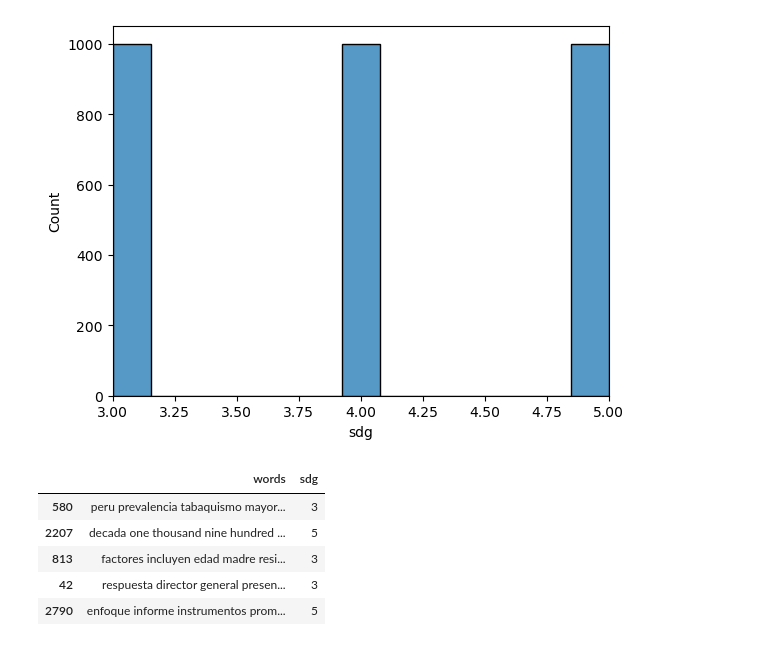
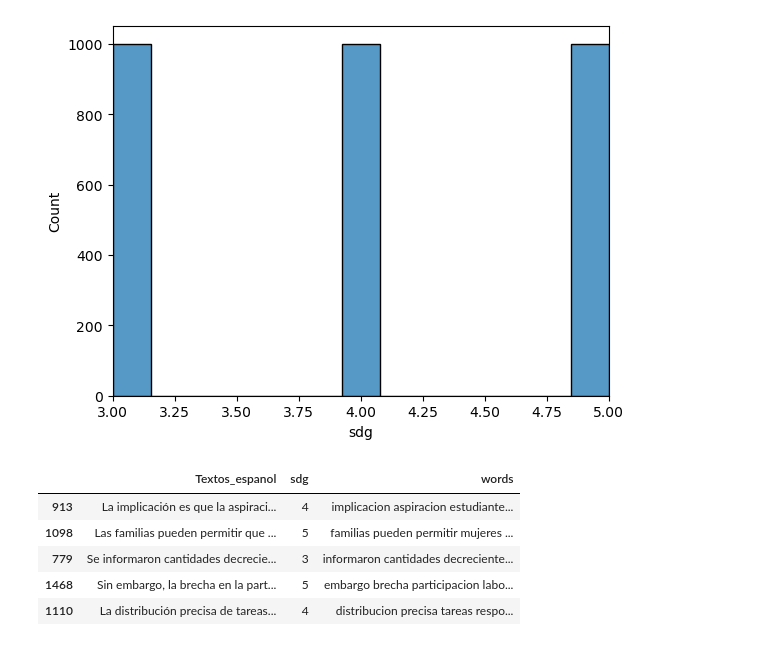
Before and after one commit to pdazad/ProyectoBI-G17, a Jupyter notebook: Etapa1/Fases/Modelado/AnalisisTextosODS.ipynb, the cells around one changed output. Saved outputs shown, nothing was run; the diff lists cells and outputs as text; code cells hidden in the pictures.

```diff
--- a/Etapa1/Fases/Modelado/AnalisisTextosODS.ipynb
+++ b/Etapa1/Fases/Modelado/AnalisisTextosODS.ipynb
@@ -264,5 +308,7 @@ def preprocessing(words):
 # %%
 data_t['Textos_espanol'] = data_t['Textos_espanol'].apply(contractions.fix) #Aplica la corrección de las contracciones
+# %%
+data_t_nuevo['Textos_espanol'] = data_t_nuevo['Textos_espanol'].apply(contractions.fix) #Aplica la corrección de las contracciones
 # %%
 data_t['words'] = data_t['Textos_espanol'].apply(word_tokenize).apply(preprocessing) #Aplica la eliminación del ruido
 data_t.head()
@@ -273,3 +319,6 @@ data_t.head()
 | 2 | Claramente, hay muchos otros fact... | 3 | [claramente, factores, juego, par... |
 | 3 | Por ejemplo, el estado australian... | 3 | [ejemplo, australiano, victoria, ... |
 | 4 | El consumo anual de alcohol se es... | 3 | [consumo, anual, alcohol, estima,... |
+# %%
+data_t_nuevo['words'] = data_t_nuevo['Textos_espanol'].apply(word_tokenize).apply(preprocessing) #Aplica la eliminación del ruido
+data_t_nuevo.head()
@@ -345,0 +408,3 @@ nuevo_df.to_csv('nuevo_archivo.csv', index=False)
+# %%
+data_t_nuevo['words'] = data_t_nuevo['words'].apply(lambda x: ' '.join(map(str, x)))
+data_t_nuevo
@@ -717,3 +793,3 @@ nuevo_df.sample(5)
 # %%
-nuevo_df['sdg'] = pipeline_2.predict(nuevo_df['words'])
+data_t_nuevo['sdg'] = pipeline_2.predict(data_t_nuevo['words'])
 # %%
@@ -746,11 +822,11 @@ plt.show()
 # %% [output]
 [figure]
 # %%
-nuevo_df.sample(5)
+data_t_nuevo.sample(5)
 # %% [output]
-|  | words | sdg |
-| 580 | peru prevalencia tabaquismo mayor... | 3 |
-| 2207 | decada one thousand nine hundred ... | 5 |
-| 813 | factores incluyen edad madre resi... | 3 |
-| 42 | respuesta director general presen... | 3 |
-| 2790 | enfoque informe instrumentos prom... | 5 |
+|  | Textos_espanol | sdg | words |
+| 913 | La implicación es que la aspiraci... | 4 | implicacion aspiracion estudiante... |
+| 1098 | Las familias pueden permitir que ... | 5 | familias pueden permitir mujeres ... |
+| 779 | Se informaron cantidades decrecie... | 3 | informaron cantidades decreciente... |
+| 1468 | Sin embargo, la brecha en la part... | 5 | embargo brecha participacion labo... |
+| 1110 | La distribución precisa de tareas... | 4 | distribucion precisa tareas respo... |
```
Also changed, not shown: parts of 49 cells of this notebook, 2 other files.
